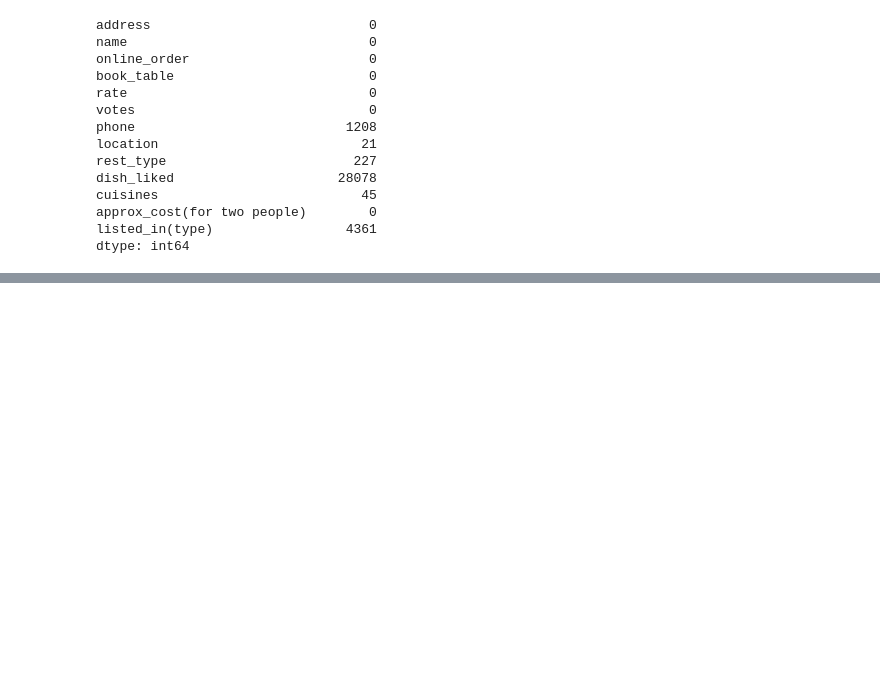
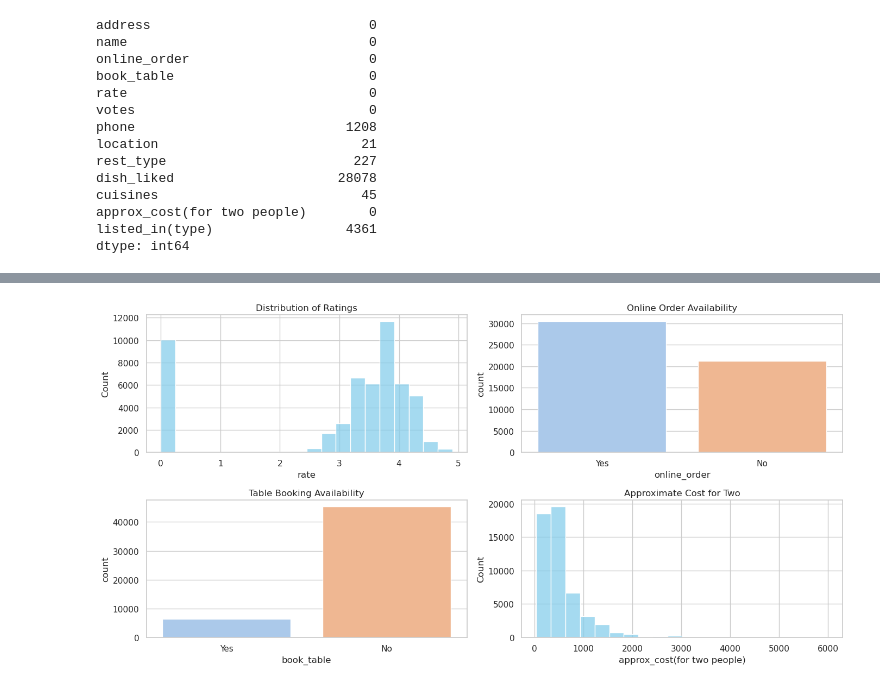
Before and after one commit to raj-rajat/Zomato-, a Jupyter notebook: zomato-new.ipynb, the cells around one changed output, grey strips where cells are left out. Drawn from its saved outputs; the diff is of its cells as text; code cells hidden in the pictures; blank space fills up the shorter version.

```diff
--- a/zomato-new.ipynb
+++ b/zomato-new.ipynb
@@ -220,0 +231,36 @@ dtype: int64
+# %%
+import matplotlib.pyplot as plt
+import seaborn as sns
+
+# Set the style of seaborn plot
+sns.set(style="whitegrid")
+
+# Define the figure size
+plt.figure(figsize=(14, 7))
+
+# Distribution of Ratings
+plt.subplot(221)
+sns.histplot(df_cleaned['rate'], bins=20, kde=False, color='skyblue')
+plt.title('Distribution of Ratings')
+
+# Online Order Availability
+plt.subplot(222)
+sns.countplot(x='online_order', data=df_cleaned, palette='pastel')
+plt.title('Online Order Availability')
+
+# Table Booking Availability
+plt.subplot(223)
+sns.countplot(x='book_table', data=df_cleaned, palette='pastel')
+plt.title('Table Booking Availability')
+
+# Approximate Cost for Two
+plt.subplot(224)
+sns.histplot(df_cleaned['approx_cost(for two people)'], bins=20, kde=False, color='skyblue')
+plt.title('Approximate Cost for Two')
+
+# Adjust the layout
+plt.tight_layout()
+
+plt.show()
+# %% [output]
+[figure, added]
```
Also changed, not shown: parts of 5 cells of this notebook.
